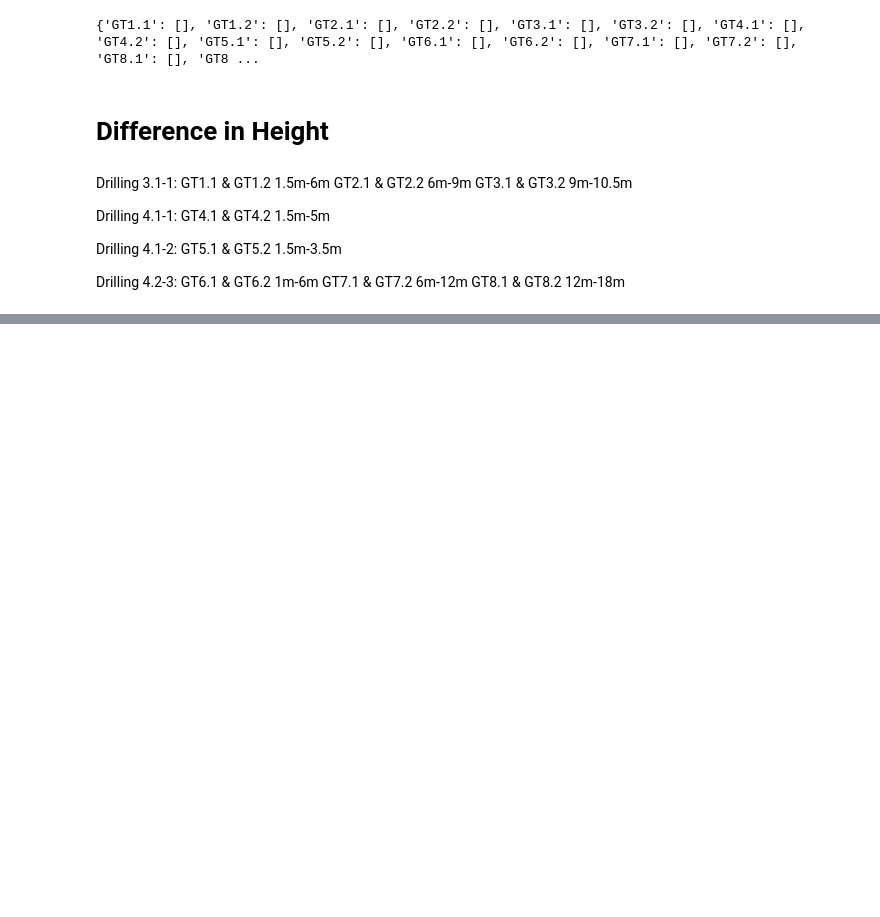
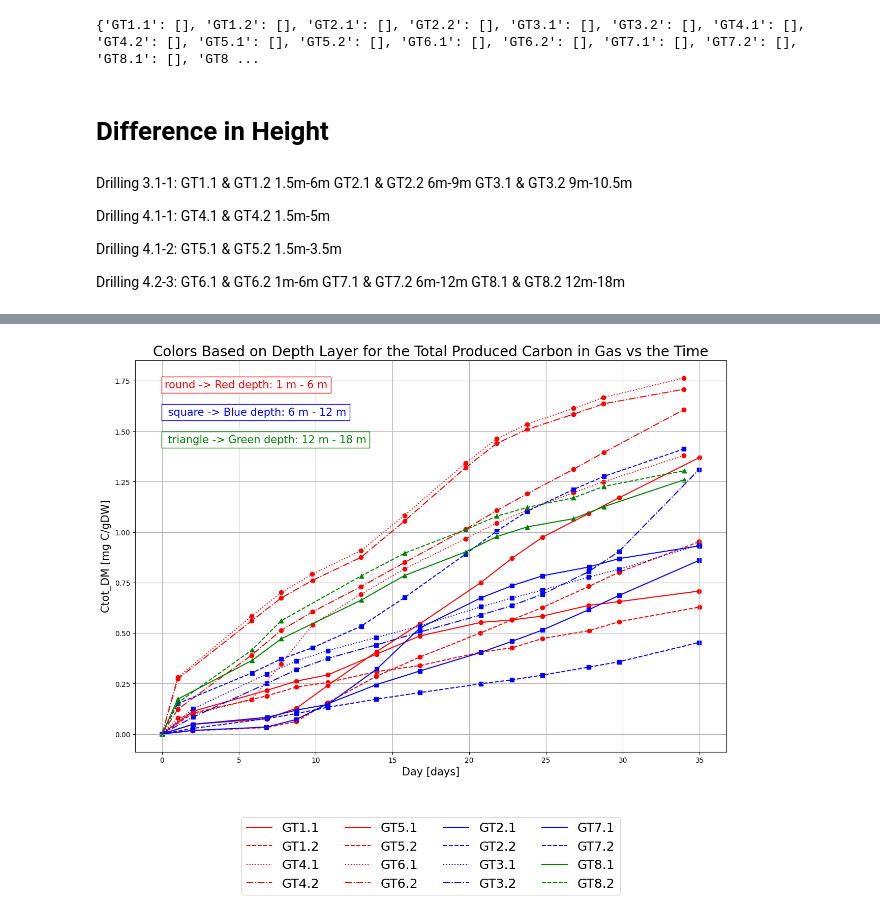
Before and after one commit to RGrobben/Excell_and_Data_Frames_for_Gas_Respiration_tests, a Jupyter notebook: Run/running_sheet_with_given_layout_01.ipynb, the cells around one changed output, grey strips where cells are left out. Saved outputs shown, nothing was run; the diff lists cells and outputs as text; code cells hidden in the pictures; blank space fills up the shorter version.

```diff
--- a/Run/running_sheet_with_given_layout_01.ipynb
+++ b/Run/running_sheet_with_given_layout_01.ipynb
@@ -1064,0 +367,54 @@ fig.show()
+# %%
+# Create a new figure
+fig, ax = plt.subplots(figsize=(15, 10))
+
+# Define the line styles
+line_styles = ['-', '--', ':', '-.', '-', '--', ':', '-.']
+
+colors = ['red', 'blue', 'green']
+markers = ['o', 's', '^']
+sample_lists = [sample_list_1m_6m, sample_list_6m_12m, sample_list_12m_18m]
+
+# Iterate over sample lists
+for list_index, sample_list in enumerate(sample_lists):
+    # Iterate over each list
+    for i, sheet_name in enumerate(sample_list):
+        df = dict_data_frames[sheet_name]
+
+        # Drop the rows where 'CumulativeColumn' is NaN
+        df_dropped = df.dropna(subset=['Cgas_DM_cum'])
+
+        # Plot the lines
+        ax.plot(df_dropped['Day'], df_dropped['Cgas_DM_cum'], linestyle=line_styles[i], color=colors[list_index], label=sheet_name)
+
+        # Plot the markers
+        ax.scatter(df_dropped['Day'], df_dropped['Cgas_DM_cum'], marker=markers[list_index], color=colors[list_index])
+
+
+
+# Add a legend
+plt.legend(fontsize=18, bbox_to_anchor=(0.5, -0.15), loc='upper center', ncol=4)  # Position the legend below the graph
+
+# Add labels for the axes
+ax.set_xlabel('Day [days]', fontsize=15)
+plt.ylabel('Ctot_DM [mg C/gDW]', fontsize=15)
+plt.grid()
+# Add a title
+ax.set_title('Colors Based on Depth Layer for the Total Produced Carbon in Gas vs the Time', fontsize=20)
+
+
+# Define the text content and colors
+text_content = "round -> Red depth: 1 m - 6 m\n square -> Blue depth: 6 m - 12 m\n triangle -> Green depth: 12 m - 18 m"
+
+# Add a bounding box to the top-left corner of the plot
+bbox_props = dict(boxstyle='square,pad=0.3', facecolor='white', edgecolor='black')
+text_lines = text_content.split('\n')
+for i, line in enumerate(text_lines):
+    color = colors[i]
+    bbox_props['edgecolor'] = color
+    ax.text(0.05, 0.95 - i * 0.07, line, transform=ax.transAxes, fontsize=15, bbox=bbox_props, ha='left', va='top', color=color)
+
+# Show the plot
+plt.show()
+# %% [output]
+[figure, added]
```
Also changed, not shown: parts of 21 cells of this notebook.
